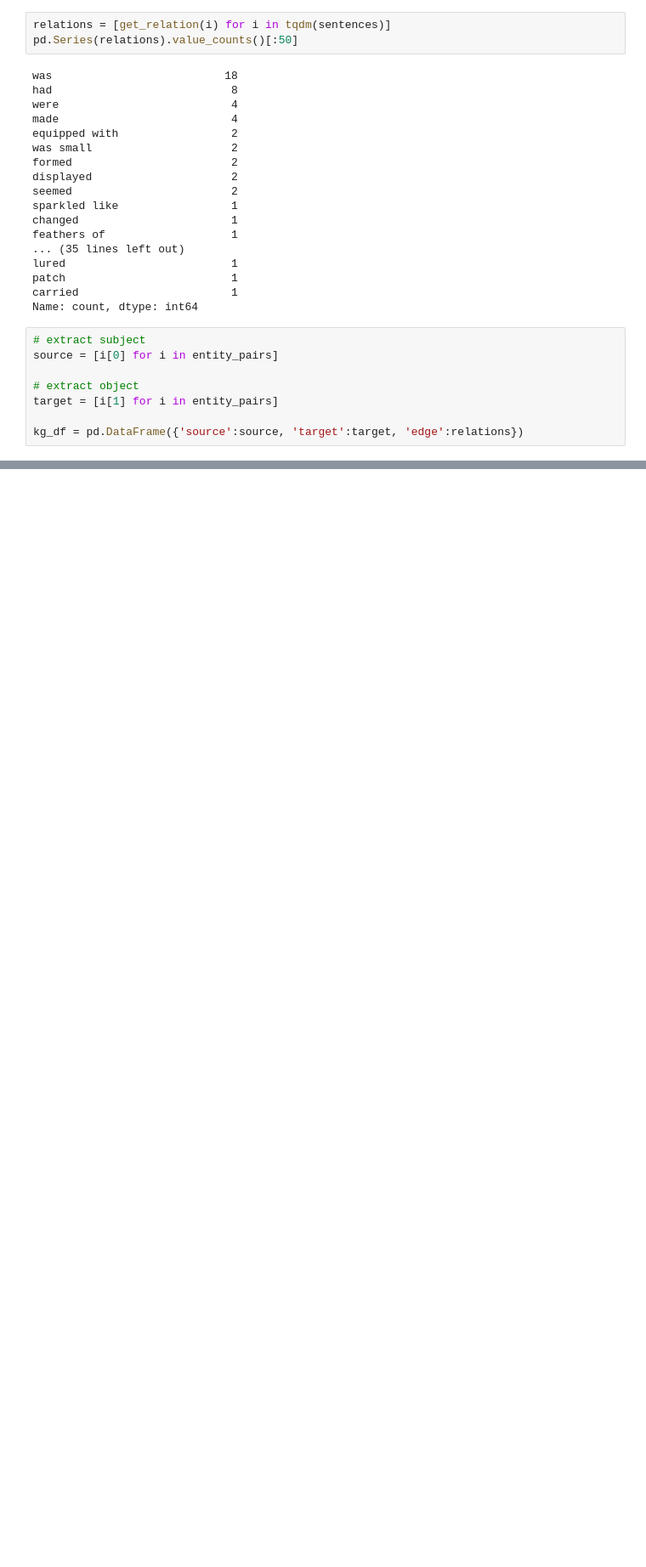
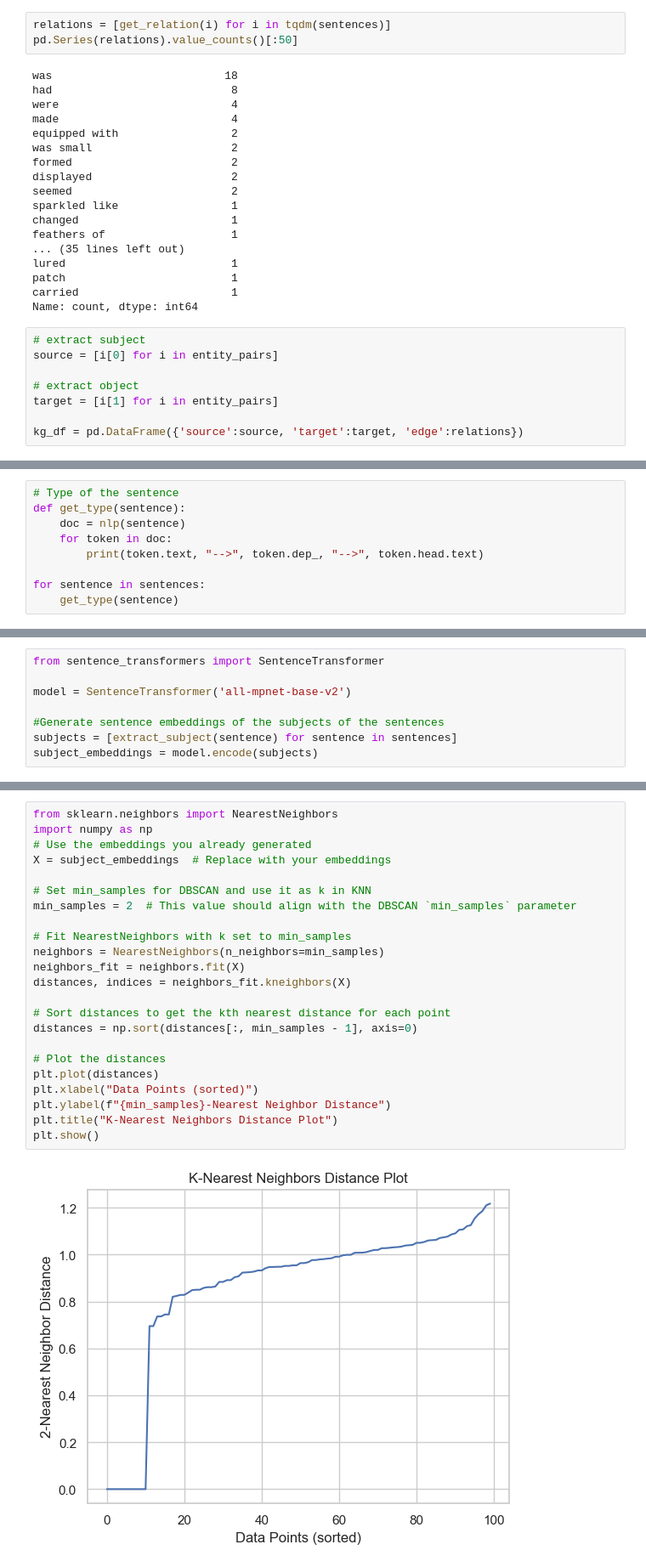
Before and after one commit to pablo-mu/Text-Exploration, a Jupyter notebook: text_exploration.ipynb, the cells around one changed output, grey strips where cells are left out. Shown at 85% size. Saved outputs shown, nothing was run; the diff lists cells and outputs as text; blank space fills up the shorter version.

```diff
--- a/text_exploration.ipynb
+++ b/text_exploration.ipynb
@@ -256,0 +647,9 @@ plt.show()
+# %%
+# Type of the sentence
+def get_type(sentence):
+    doc = nlp(sentence)
+    for token in doc:
+        print(token.text, "-->", token.dep_, "-->", token.head.text)
+
+for sentence in sentences:
+    get_type(sentence)
@@ -256,0 +674,8 @@ plt.show()
+# %%
+from sentence_transformers import SentenceTransformer
+
+model = SentenceTransformer('all-mpnet-base-v2')
+
+#Generate sentence embeddings of the subjects of the sentences
+subjects = [extract_subject(sentence) for sentence in sentences]
+subject_embeddings = model.encode(subjects)
@@ -256,0 +722,25 @@ plt.show()
+# %%
+from sklearn.neighbors import NearestNeighbors
+import numpy as np
+# Use the embeddings you already generated
+X = subject_embeddings  # Replace with your embeddings
+
+# Set min_samples for DBSCAN and use it as k in KNN
+min_samples = 2  # This value should align with the DBSCAN `min_samples` parameter
+
+# Fit NearestNeighbors with k set to min_samples
+neighbors = NearestNeighbors(n_neighbors=min_samples)
+neighbors_fit = neighbors.fit(X)
+distances, indices = neighbors_fit.kneighbors(X)
+
+# Sort distances to get the kth nearest distance for each point
+distances = np.sort(distances[:, min_samples - 1], axis=0)
+
+# Plot the distances
+plt.plot(distances)
+plt.xlabel("Data Points (sorted)")
+plt.ylabel(f"{min_samples}-Nearest Neighbor Distance")
+plt.title("K-Nearest Neighbors Distance Plot")
+plt.show()
+# %% [output]
+[figure, added]
```
Also changed, not shown: parts of 23 cells of this notebook.
